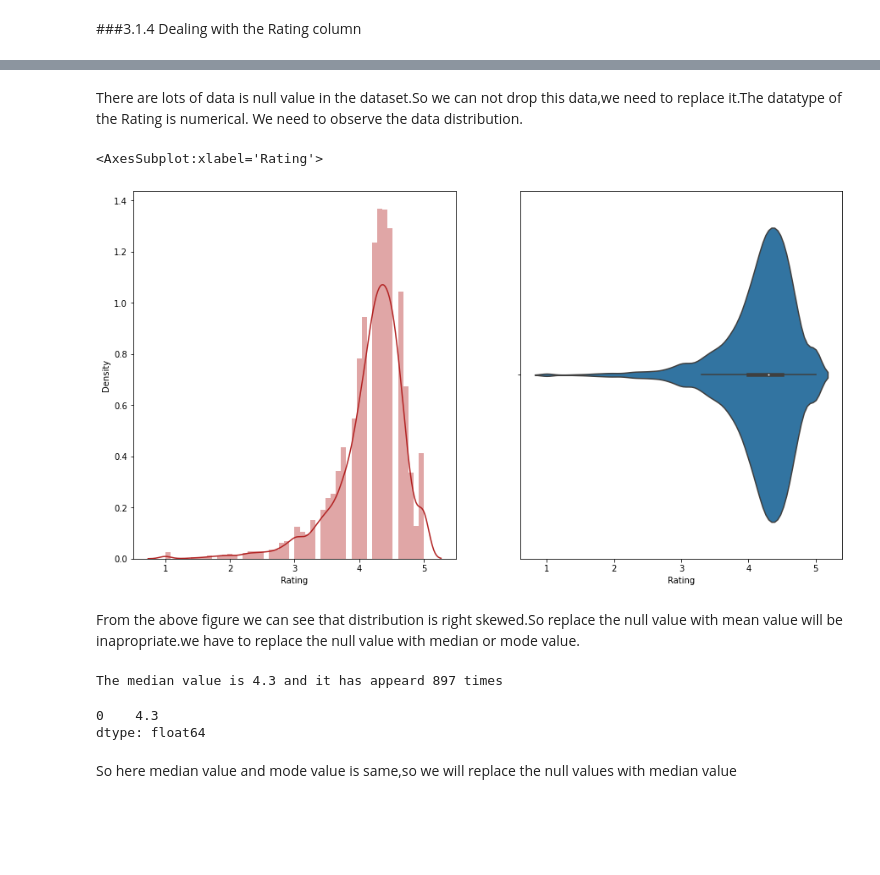
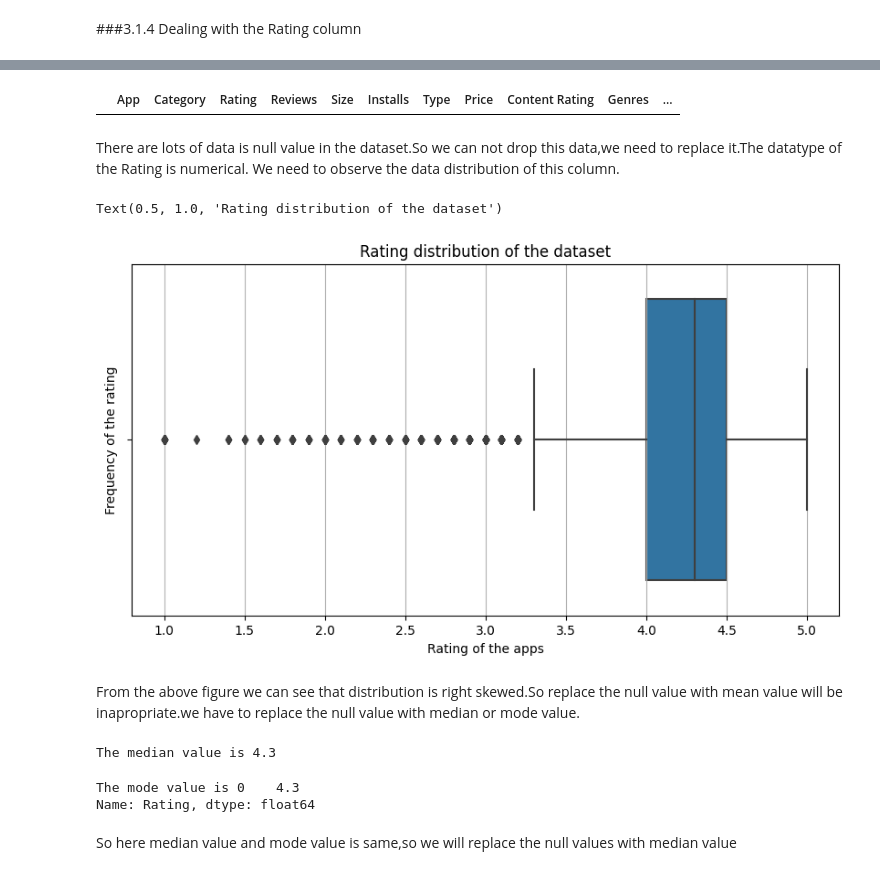
Before and after one commit to sabitendu/EDA-Capstone-Project-on-Play-Store-App-Review-Analysis, a Jupyter notebook: playstore_app_review_analysis.ipynb, the cells around one changed output, grey strips where cells are left out. Saved outputs shown, nothing was run; the diff lists cells and outputs as text; code cells hidden in the pictures; blank space fills up the shorter version.

```diff
--- a/playstore_app_review_analysis.ipynb
+++ b/playstore_app_review_analysis.ipynb
@@ -236,3 +201,0 @@ Name: App, Length: 9660, dtype: int64
-# %%
-df_ps.drop_duplicates(subset='App',inplace=True)
-df_ps.shape
@@ -443,0 +369,5 @@ Here we can see that App has 9659 number of unique values.It is the primary key
+# %%
+#drop the duplicate values based on app column
+df_ps.drop_duplicates(subset='App',keep='first',inplace=True)
+#check the no of rows in the dataset after dropping the dataset
+df_ps.shape
@@ -584,27 +526,36 @@ df_ps[(df_ps['Rating'].isnull()) | (df_ps['Rating']==0)]
+# %%
+#find out the rating rows whose value is more than 5
+df_ps[(df_ps['Rating']>5)]
+# %% [output]
+|  | App | Category | Rating | Reviews | Size | Installs | Type | Price | Content Rating | Genres | ... |
 # %% [markdown]
-There are lots of data is null value in the dataset.So we can not drop this data,we need to replace it.The datatype of the Rating is numerical. We need to observe the data distribution.
+There are lots of data is null value in the dataset.So we can not drop this data,we need to replace it.The datatype of the Rating is numerical. We need to observe the data distribution of this column.
 # %%
-#try to understand the distribution of the data with distplot and violinplot
-fig, ax = plt.subplots(1,2, figsize=(15,8))
-sns.distplot(df_ps['Rating'],color='firebrick',ax=ax[0])
-sns.violinplot(x=df_ps['Rating'],data=df_ps, ax=ax[1])
+#try to understand the distribution of the data with distplot and boxplot
+fig, ax = plt.subplots(1, figsize=(10,5))
+plt.grid()
+sns.boxplot(x=df_ps['Rating'],data=df_ps)
+plt.xlabel('Rating of the apps')
+plt.ylabel('Frequency of the rating')
+plt.title('Rating distribution of the dataset')
 # %% [output]
-<AxesSubplot:xlabel='Rating'>
+Text(0.5, 1.0, 'Rating distribution of the dataset')
-[figure, old version]
+[figure, new version]
 # %% [markdown]
 From the above figure we can see that distribution is right skewed.So replace the null value with mean value will be inapropriate.we have to replace the null value with median or mode value.
 # %%
+#find the median value of the rating column
 median_value=df_ps[~df_ps['Rating'].isnull()].Rating.median()
-median_count=df_ps[df_ps['Rating']==median_value].Rating.count()
-print(f"The median value is {median_value} and it has appeard {median_count} times")
+print(f"The median value is {median_value}")
 # %% [output]
-The median value is 4.3 and it has appeard 897 times
+The median value is 4.3
-# %%
-mode_value=df_ps['Rating'].mode()
-mode_value
-# %% [output]
-0    4.3
-dtype: float64
+# %%
+#find the mode of the rating coumn
+mode_value=df_ps['Rating'].mode()
+print(f"The mode value is {mode_value}")
+# %% [output]
+The mode value is 0    4.3
+Name: Rating, dtype: float64
 # %% [markdown]
 So here median value and mode value is same,so we will replace the null values with median value
 # %%
```
Also changed, not shown: parts of 67 cells of this notebook.
